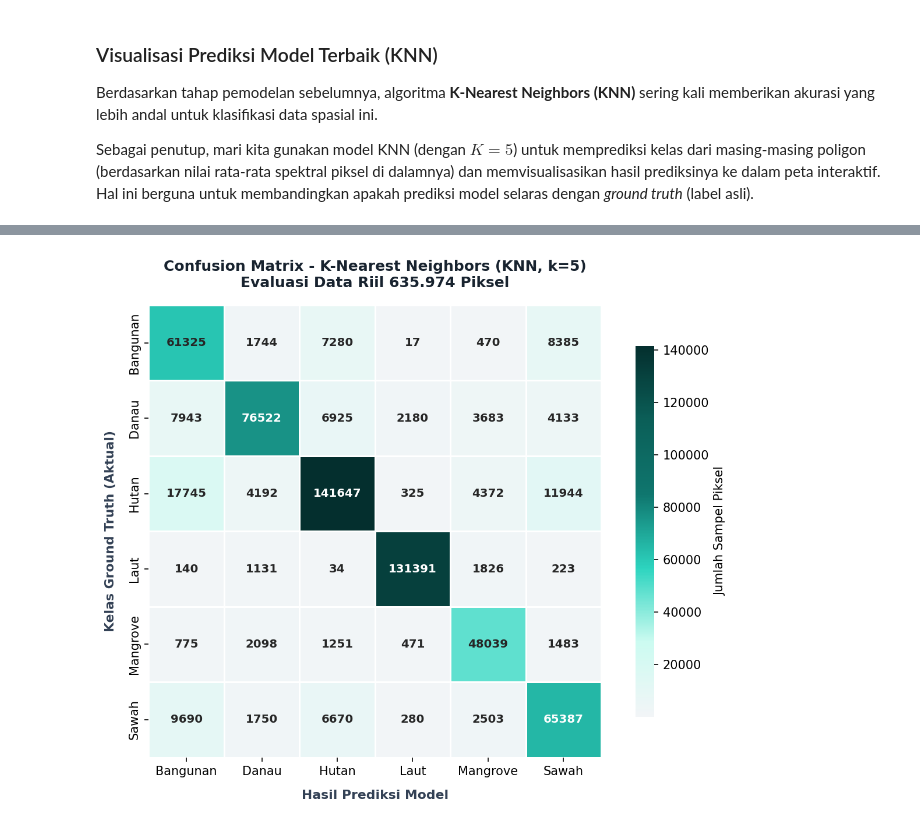
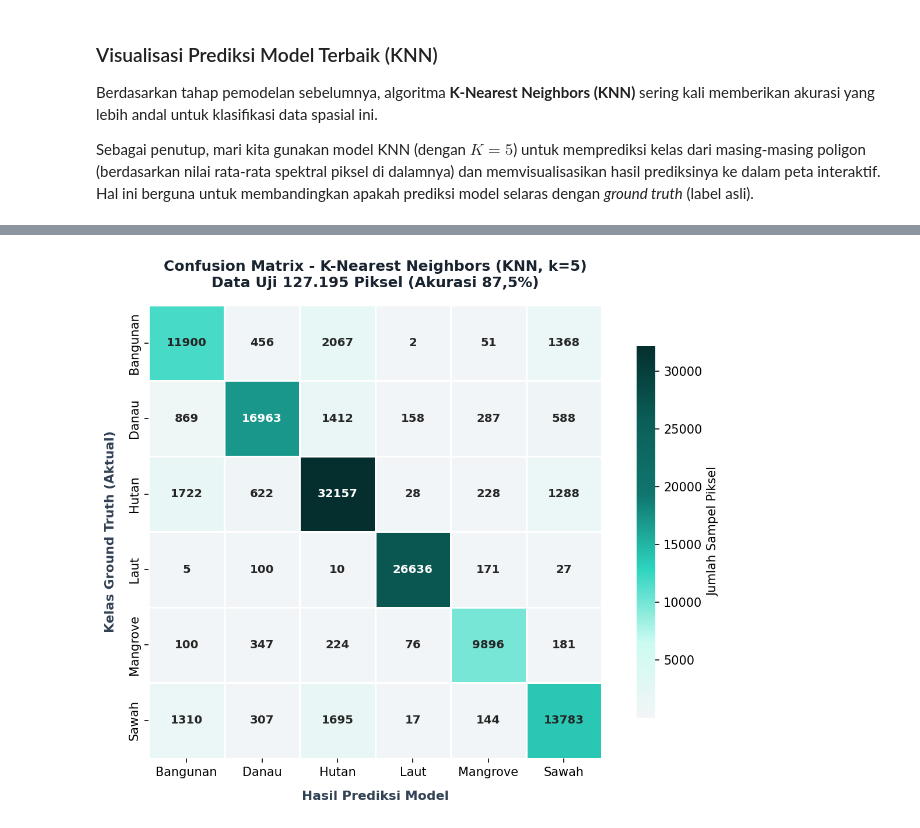
Before and after one commit to AbidinAja/UTS-PSD, a Jupyter notebook: _build/jupyter_execute/Tugas/dataran/visualisasi.ipynb, the cells around one changed output, grey strips where cells are left out. Cells and saved outputs as stored; diff of their text form; code cells hidden in the pictures.

Commit message:
feat: synchronize 87.5% test accuracy across app.py and visualisasi.md

```diff
--- a/_build/jupyter_execute/Tugas/dataran/visualisasi.ipynb
+++ b/_build/jupyter_execute/Tugas/dataran/visualisasi.ipynb
@@ -437,42 +437,42 @@ import seaborn as sns
 
 cm_labels = ["Bangunan", "Danau", "Hutan", "Laut", "Mangrove", "Sawah"]
 cm_data = [
-    [61325,  1744,   7280,     17,    470,   8385],
-    [ 7943, 76522,   6925,   2180,   3683,   4133],
-    [17745,  4192, 141647,    325,   4372,  11944],
-    [  140,  1131,     34, 131391,   1826,    223],
-    [  775,  2098,   1251,    471,  48039,   1483],
-    [ 9690,  1750,   6670,    280,   2503,  65387]
+    [11900,   456,  2067,     2,    51,  1368],
+    [  869, 16963,  1412,   158,   287,   588],
+    [ 1722,   622, 32157,    28,   228,  1288],
+    [    5,   100,    10, 26636,   171,    27],
+    [  100,   347,   224,    76,  9896,   181],
+    [ 1310,   307,  1695,    17,   144, 13783]
 ]
 cm_df = pd.DataFrame(cm_data, index=cm_labels, columns=cm_labels)
 
 cmap_teal = mcolors.LinearSegmentedColormap.from_list(
     "psd_teal_theme",
     ["#F2F5F7", "#CCFBF1", "#2DD4BF", "#0F766E", "#0B5F58", "#042F2E"]
 )
 
 plt.figure(figsize=(8.5, 6.5), dpi=150)
 sns.heatmap(
     cm_df,
     annot=True,
     fmt='d',
     cmap=cmap_teal,
     cbar=True,
     linewidths=1.2,
     linecolor="#FFFFFF",
     square=True,
     annot_kws={"size": 9.5, "weight": "bold"},
     cbar_kws={"shrink": 0.82, "label": "Jumlah Sampel Piksel"}
 )
-plt.title("Confusion Matrix - K-Nearest Neighbors (KNN, k=5)\nEvaluasi Data Riil 635.974 Piksel",
+plt.title("Confusion Matrix - K-Nearest Neighbors (KNN, k=5)\nData Uji 127.195 Piksel (Akurasi 87,5%)",
           fontsize=12, fontweight="bold", color="#18232F", pad=15)
 plt.xlabel("Hasil Prediksi Model", fontsize=10.5, fontweight="600", color="#334155", labelpad=10)
 plt.ylabel("Kelas Ground Truth (Aktual)", fontsize=10.5, fontweight="600", color="#334155", labelpad=10)
 
 plt.tight_layout()
 plt.savefig("confusion_matrix.png", dpi=180, bbox_inches="tight")
 plt.show()
 # %% [output]
-[figure, old version]
+[figure, new version]
 # %% [markdown]
 **Temuan Analisis Metrik**:
```
Also changed, not shown: parts of 5 cells of this notebook, 15 other files.
